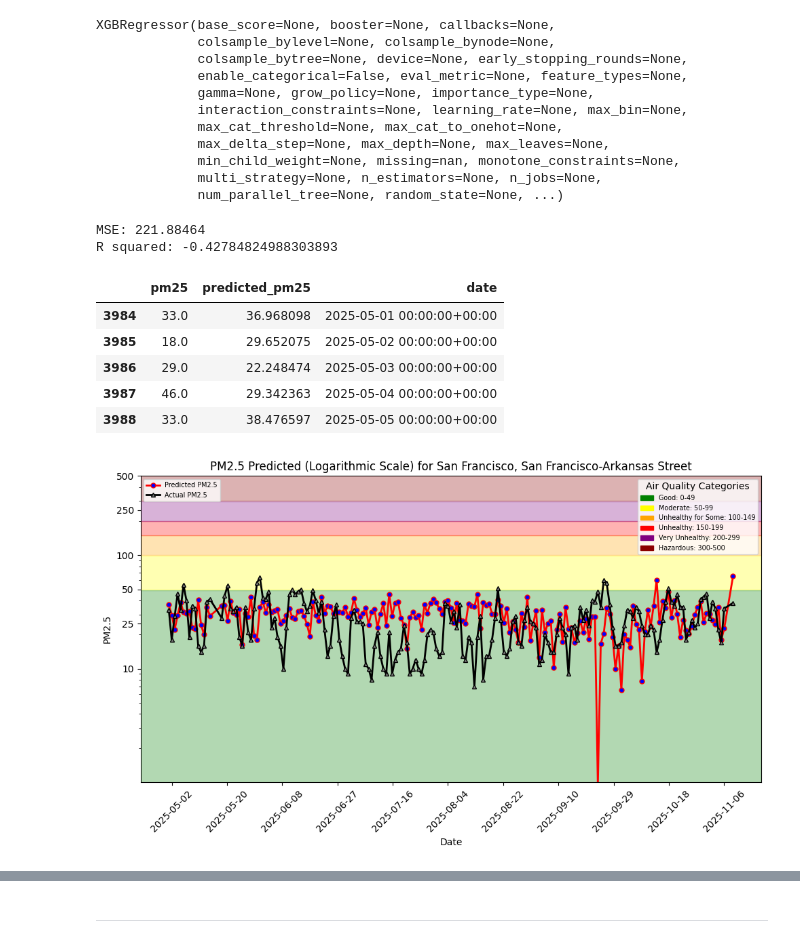
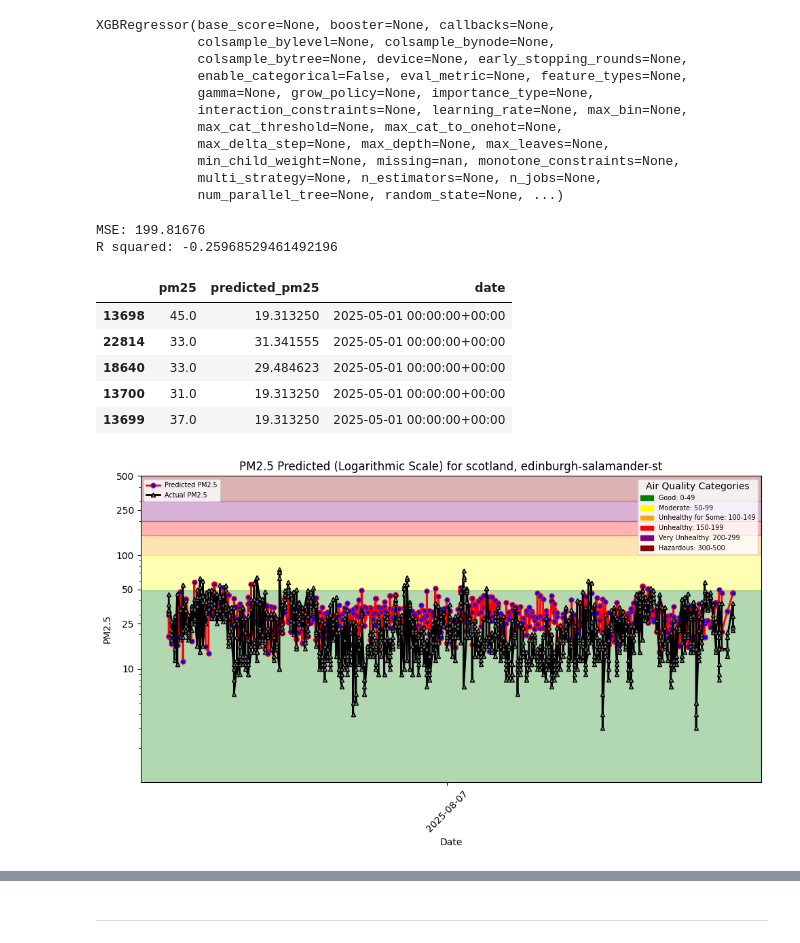
Before and after one commit to featurestorebook/mlfs-book, a Jupyter notebook: notebooks/airquality/3_air_quality_training_pipeline.ipynb, the cells around one changed output, grey strips where cells are left out. Saved outputs shown, nothing was run; the diff lists cells and outputs as text; code cells hidden in the pictures.

```diff
--- a/notebooks/airquality/3_air_quality_training_pipeline.ipynb
+++ b/notebooks/airquality/3_air_quality_training_pipeline.ipynb
@@ -68,3 +68,14 @@ import json
 
 import warnings
 warnings.filterwarnings("ignore")
+# %%
+# parameters
+country = "united-kingdom"
+city = "scotland"
+street = "edinburgh-salamander-st"
+#aqicn_url = "https://api.waqi.info/feed/@5986"
+sensor_secret_name = f"SENSOR_LOCATION_JSON_{street.replace(' ', '_')}"
+model_number = '1'
+# %%
+print(sensor_secret_name)
+model_number = str(model_number)
@@ -79,9 +92,9 @@ project = hopsworks.login(engine="python")
 fs = project.get_feature_store()
 
 secrets = hopsworks.get_secrets_api()
-location_str = secrets.get_secret("SENSOR_LOCATION_JSON").value
-location = json.loads(location_str)
-country=location['country']
-city=location['city']
-street=location['street']
+location_str = secrets.get_secret(sensor_secret_name).value
+#location = json.loads(location_str)
+#country=location['country']
+#city=location['city']
+#street=location['street']
 # %% [output]
@@ -131,7 +152,7 @@ You can specify the following parameters:
 - `query` - selected features/labels for the model
 # %%
 feature_view = fs.get_or_create_feature_view(
-    name='air_quality_fv',
+    name='air_quality_fv_'+model_number,
     description="weather features with air quality as the target",
     version=1,
     labels=['pm25'],
@@ -227,8 +248,8 @@ print("MSE:", mse)
 r2 = r2_score(y_test.iloc[:,0], y_pred)
 print("R squared:", r2)
 # %% [output]
-MSE: 221.88464
-R squared: -0.42784824988303893
+MSE: 199.81676
+R squared: -0.25968529461492196
 # %%
 df = y_test
 df['predicted_pm25'] = y_pred
@@ -238,11 +259,11 @@ df = df.sort_values(by=['date'])
 df.head(5)
 # %% [output]
 |  | pm25 | predicted_pm25 | date |
-| 3984 | 33.0 | 36.968098 | 2025-05-01 00:00:00+00:00 |
-| 3985 | 18.0 | 29.652075 | 2025-05-02 00:00:00+00:00 |
-| 3986 | 29.0 | 22.248474 | 2025-05-03 00:00:00+00:00 |
-| 3987 | 46.0 | 29.342363 | 2025-05-04 00:00:00+00:00 |
-| 3988 | 33.0 | 38.476597 | 2025-05-05 00:00:00+00:00 |
+| 13698 | 45.0 | 19.313250 | 2025-05-01 00:00:00+00:00 |
+| 22814 | 33.0 | 31.341555 | 2025-05-01 00:00:00+00:00 |
+| 18640 | 33.0 | 29.484623 | 2025-05-01 00:00:00+00:00 |
+| 13700 | 31.0 | 19.313250 | 2025-05-01 00:00:00+00:00 |
+| 13699 | 37.0 | 19.313250 | 2025-05-01 00:00:00+00:00 |
 # %%
 # Creating a directory for the model artifacts if it doesn't exist
 model_dir = "air_quality_model"
@@ -252,11 +273,11 @@ images_dir = model_dir + "/images"
 if not os.path.exists(images_dir):
     os.mkdir(images_dir)
 # %%
-file_path = images_dir + "/pm25_hindcast.png"
+file_path = images_dir + f"/pm25_hindcast_model_{model_number}.png"
 plt = util.plot_air_quality_forecast(city, street, df, file_path, hindcast=True)
 plt.show()
 # %% [output]
-[figure, old version]
+[figure, new version]
 # %%
 # Plotting feature importances using the plot_importance function from XGBoost
 plot_importance(xgb_regressor)
```
Also changed, not shown: parts of 11 cells of this notebook, 21 other files.
